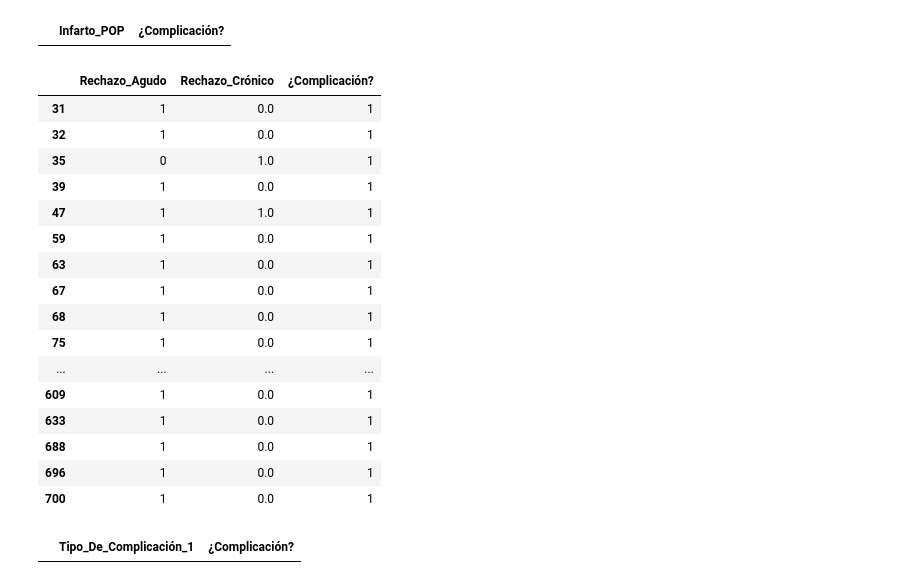
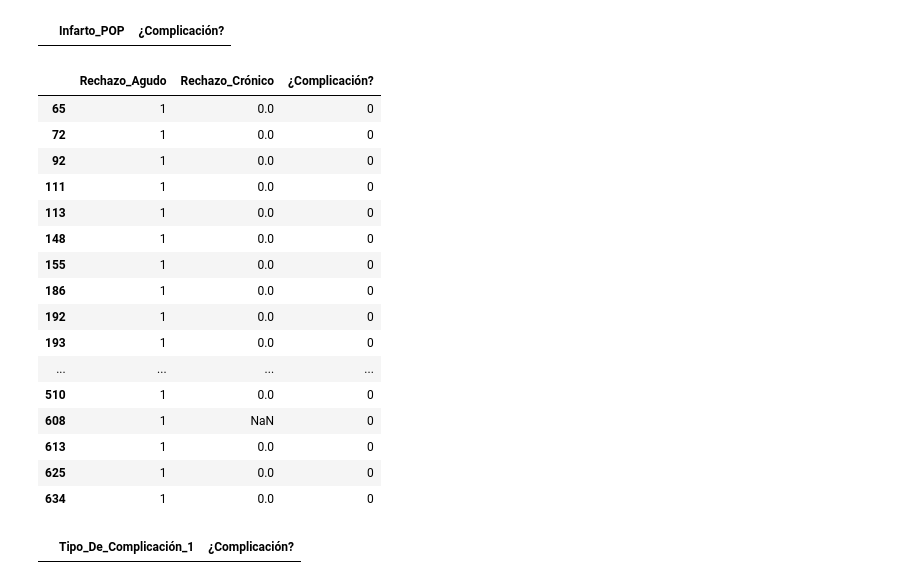
Before and after one commit to Traintain/MINE4101-202520-Proyecto-Transplantes-Hepaticos, a Jupyter notebook: BI_transplante_hepatico_JARM.ipynb, the cells around one changed output. Drawn from its saved outputs; the diff is of its cells as text; code cells hidden in the pictures.

```diff
--- a/BI_transplante_hepatico_JARM.ipynb
+++ b/BI_transplante_hepatico_JARM.ipynb
@@ -1372,3 +1384,7 @@ df_trans_hepatico["Ecocardiograma_POP_PASP"].unique()
+# %%
+df_trans_hepatico["Sobrevida_Meses"] = df_trans_hepatico["Sobrevida_Meses"].apply(
+    lambda x: np.nan if x < 0 else x
+)
 # %% [markdown]
 ## Etapa EDA
 # %% [markdown]
@@ -1425,31 +1441,31 @@ df_trans_hepatico.loc[
     "¿Complicación?"
 ] = 1
 # %%
-df_trans_hepatico[["Rechazo_Agudo","Rechazo_Crónico","¿Complicación?"]].loc[((df_trans_hepatico["Rechazo_Agudo"]== 1.0) |(df_trans_hepatico["Rechazo_Crónico"]== 1.0) ) & (df_trans_hepatico["¿Complicación?"]==1)]
+df_trans_hepatico[["Rechazo_Agudo","Rechazo_Crónico","¿Complicación?"]].loc[((df_trans_hepatico["Rechazo_Agudo"]== 1.0) |(df_trans_hepatico["Rechazo_Crónico"]== 1.0) ) & (df_trans_hepatico["¿Complicación?"]==0)]
 
 
 # df_trans_hepatico.loc[
 #    (df_trans_hepatico["Infección_POP"]== 1.0) & (df_trans_hepatico["¿Complicación?"]==0),
 #     "¿Complicación?"
 # ] = 1
 # %% [output]
 |  | Rechazo_Agudo | Rechazo_Crónico | ¿Complicación? |
-| 31 | 1 | 0.0 | 1 |
-| 32 | 1 | 0.0 | 1 |
-| 35 | 0 | 1.0 | 1 |
-| 39 | 1 | 0.0 | 1 |
-| 47 | 1 | 1.0 | 1 |
-| 59 | 1 | 0.0 | 1 |
-| 63 | 1 | 0.0 | 1 |
-| 67 | 1 | 0.0 | 1 |
-| 68 | 1 | 0.0 | 1 |
-| 75 | 1 | 0.0 | 1 |
+| 65 | 1 | 0.0 | 0 |
+| 72 | 1 | 0.0 | 0 |
+| 92 | 1 | 0.0 | 0 |
+| 111 | 1 | 0.0 | 0 |
+| 113 | 1 | 0.0 | 0 |
+| 148 | 1 | 0.0 | 0 |
+| 155 | 1 | 0.0 | 0 |
+| 186 | 1 | 0.0 | 0 |
+| 192 | 1 | 0.0 | 0 |
+| 193 | 1 | 0.0 | 0 |
 | ... | ... | ... | ... |
-| 609 | 1 | 0.0 | 1 |
-| 633 | 1 | 0.0 | 1 |
-| 688 | 1 | 0.0 | 1 |
-| 696 | 1 | 0.0 | 1 |
-| 700 | 1 | 0.0 | 1 |
+| 510 | 1 | 0.0 | 0 |
+| 608 | 1 | NaN | 0 |
+| 613 | 1 | 0.0 | 0 |
+| 625 | 1 | 0.0 | 0 |
+| 634 | 1 | 0.0 | 0 |
 # %%
 df_trans_hepatico[["Tipo_De_Complicación_1","¿Complicación?"]].loc[(df_trans_hepatico["Tipo_De_Complicación_1"]==1.0) & (df_trans_hepatico["¿Complicación?"]==0)]
 # %% [output]
```
Also changed, not shown: parts of 6 cells of this notebook.
